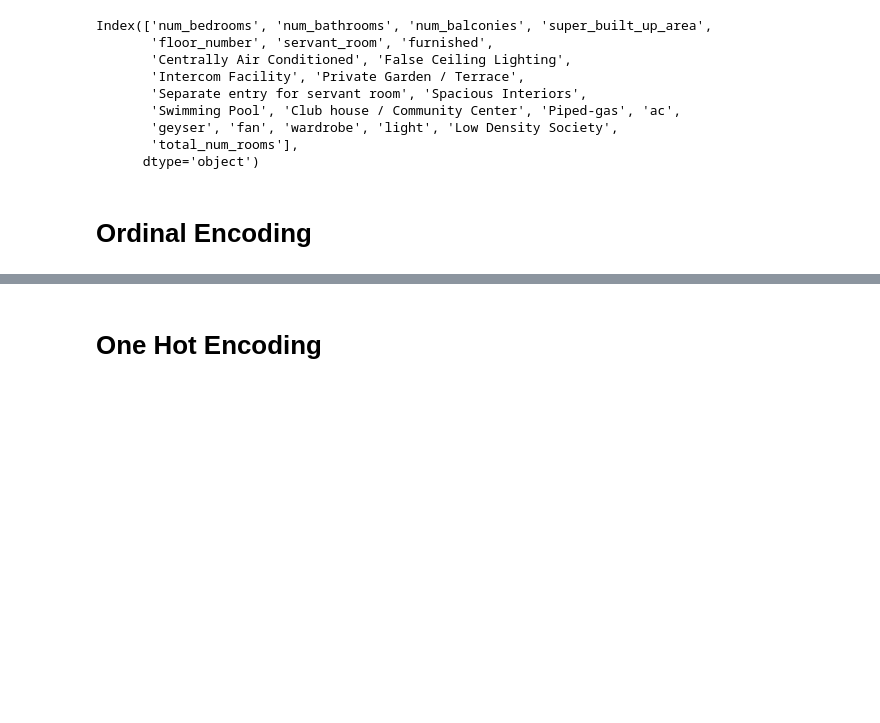
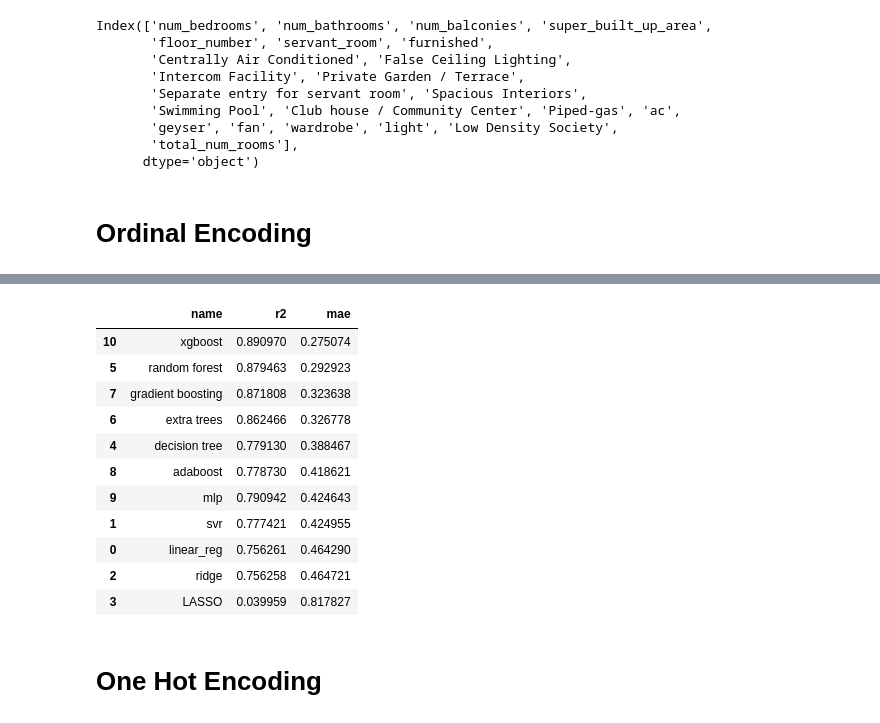
Before and after one commit to sagnikCodes/Real_Estate, a Jupyter notebook: Model Selection.ipynb, the cells around one changed output, grey strips where cells are left out. Saved outputs shown, nothing was run; the diff lists cells and outputs as text; code cells hidden in the pictures; blank space fills up the shorter version.

```diff
--- a/Model Selection.ipynb
+++ b/Model Selection.ipynb
@@ -178,6 +193,19 @@ for model_name,model in model_dict.items():
 # %%
 model_performance = pd.DataFrame(model_output, columns=['name','r2','mae'])
-# model_performance.sort_values(['mae'])
+model_performance.sort_values(['mae'])
+# %% [output]
+|  | name | r2 | mae |
+| 10 | xgboost | 0.890970 | 0.275074 |
+| 5 | random forest | 0.879463 | 0.292923 |
+| 7 | gradient boosting | 0.871808 | 0.323638 |
+| 6 | extra trees | 0.862466 | 0.326778 |
+| 4 | decision tree | 0.779130 | 0.388467 |
+| 8 | adaboost | 0.778730 | 0.418621 |
+| 9 | mlp | 0.790942 | 0.424643 |
+| 1 | svr | 0.777421 | 0.424955 |
+| 0 | linear_reg | 0.756261 | 0.464290 |
+| 2 | ridge | 0.756258 | 0.464721 |
+| 3 | LASSO | 0.039959 | 0.817827 |
 # %% [markdown]
 # One Hot Encoding
 # %%
```
Also changed, not shown: parts of 7 cells of this notebook, 3 other files.
